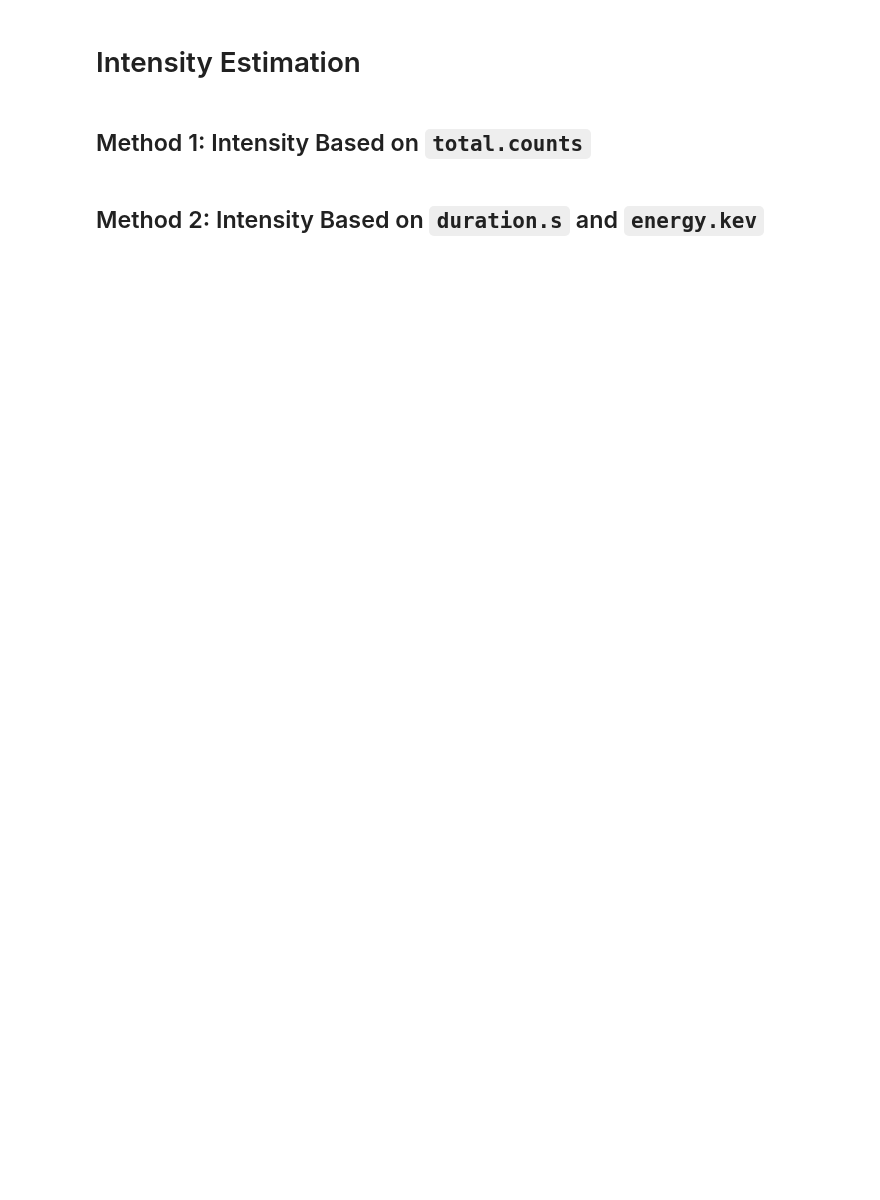
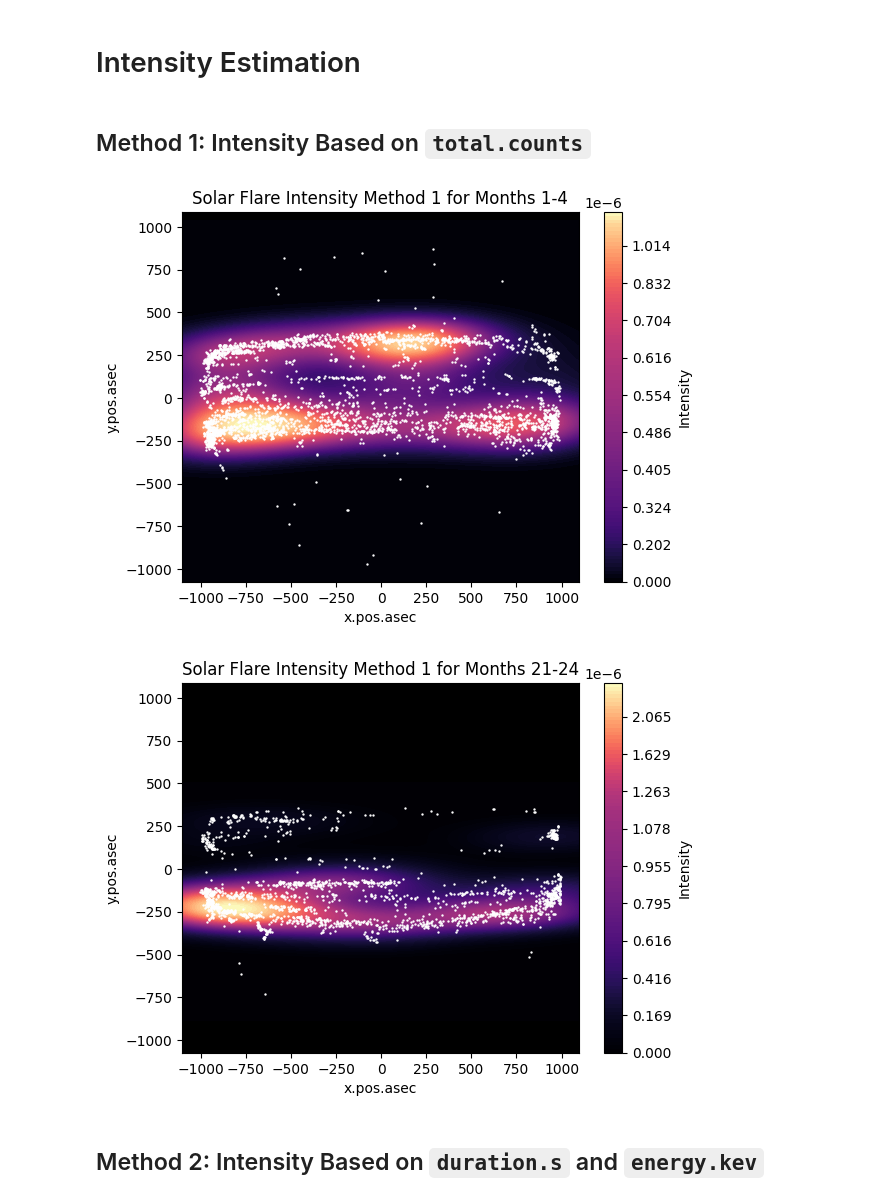
Before and after one commit to bsanchezhtx/helios-group-project, a Jupyter notebook: task1.ipynb, the cells around one changed output. Saved outputs shown, nothing was run; the diff lists cells and outputs as text; code cells hidden in the pictures; blank space fills up the shorter version.

```diff
--- a/task1.ipynb
+++ b/task1.ipynb
@@ -34,3 +34,9 @@ for i in range(4, 25, 2):
     # get groups for i - 3th, i - 2th, i - 1th, and ith months,
     # concatenate them into a single data frame, then append this to the dfs list
     dfs.append(pd.concat([df_m.get_group(i - 3), df_m.get_group(i - 2), df_m.get_group(i - 1), df_m.get_group(i)]))
+
+# x and y limits for the entire dataset to be used in plotting
+x_min = df['x.pos.asec'].min()
+x_max = df['x.pos.asec'].max()
+y_min = df['y.pos.asec'].min()
+y_max = df['y.pos.asec'].max()
@@ -39,7 +47,7 @@ for i in range(4, 25, 2):
 # %% [markdown]
 ## Method 1: Intensity Based on `total.counts`
 # %%
-def intensity_estimation(data, plot=False, levels=10):
+def intensity_estimation_frequency(data, plot=False, levels=10):
     # getting the x, y, and total.counts values in numpy arrays
     x = data['x.pos.asec'].values.flatten()
     y = data['y.pos.asec'].values.flatten()
@@ -47,48 +55,62 @@ def intensity_estimation(data, plot=False, levels=10):
 
     if plot:
         # new matplotlib figure
-        plt.figure()
+        fig, ax = plt.subplots()
 
-        # seaborne kde plot, uses scipy gaussian_kde underneath
-        ax = sns.kdeplot(data=data, x='x.pos.asec', y='y.pos.asec',
+        # seaborn kde plot, uses scipy gaussian_kde underneath
+        sns.kdeplot(data=data, x='x.pos.asec', y='y.pos.asec',
                            weights='total.counts', fill=True, levels=levels,
-                           thresh=0, cmap='gist_heat', cbar=True)
+                           thresh=0, cmap='magma', cbar=True, ax=ax)
+
+        # Setting the background color of the plot
+        # using set_facecolor() method
+        ax.set_facecolor("black")
+
+        # getting colorbar
+        cb = ax.collections[-1].colorbar
+
+        # color bar label
+        cb.set_label('Intensity')
 
         # retrieving the tick values for the colorbar, can be used as threshold values
-        ticks = ax.collections[-1].colorbar.get_ticks()
+        ticks = cb.get_ticks()
 
         # adjusting domain and range
-        plt.xlim(x.min(), x.max())
-        plt.ylim(y.min(), y.max())
+        ax.set_xlim(x_min - 100, x_max + 100)
+        ax.set_ylim(y_min - 100, y_max + 100)
 
-        # title
-        plt.title(f"Solar Flare Intensities for Months {data['month'].min()}-{data['month'].max()}")
 
         # plotting the scatterplot on top of the kde plot
         plt.scatter(x, y, s=0.5, facecolor='white')
 
+        # title
+        ax.set_title(f"Solar Flare Intensity Method 1 for Months {data['month'].min()}-{data['month'].max()}")
+
         # saving the figure to the output folder
         date_range = f"{data['year'].iloc[0]}_{data['month'].min()}-{data['month'].max()}"
-        plt.savefig(f"./output/intensity_frequency{date_range}.png")
+        plt.savefig(f"./output/intensity_frequency_{date_range}.png")
 
         # return the values for the contours, which can serve as threshold values for hotspot analysis
         return ticks
     else:
         # data from the subset to be passed to gaussian kernel
         training_locations = np.vstack([x, y])
 
         # gaussian kernel, bandwidth using "scott's rule", using the total.counts attribute as weights
         kde = stats.gaussian_kde(training_locations, bw_method='scott', weights=counts.T)
 
         # returning the intensity values for each location
         return kde.evaluate(training_locations)
 
 # performing the intesity estimation on months 1-4 and 21-24
 s1 = dfs[0]
 s2 = dfs[-1]
 
-a = intensity_estimation(s1, plot=True, levels=100)
-b = intensity_estimation(s2, plot=True, levels=100)
+a = intensity_estimation_frequency(s1, plot=True, levels=100)
+b = intensity_estimation_frequency(s2, plot=True, levels=100)
+# %% [output]
+[figure, added]
+[figure, added]
 # %% [markdown]
 ## Method 2: Intensity Based on `duration.s` and `energy.kev`
 # %%
```
Also changed, not shown: parts of 3 cells of this notebook, 24 other files.
